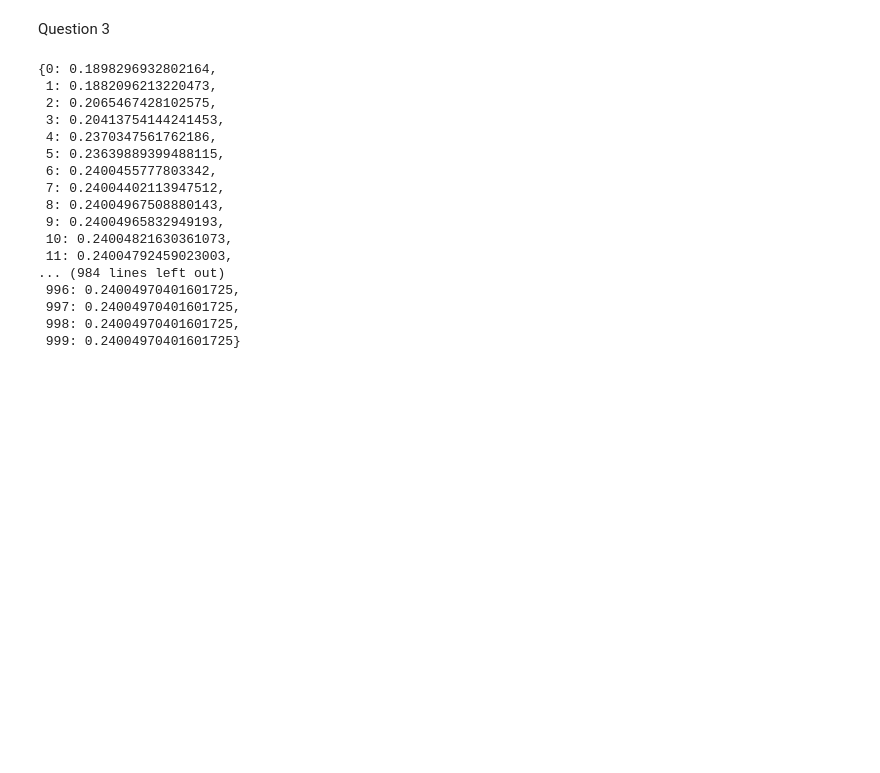
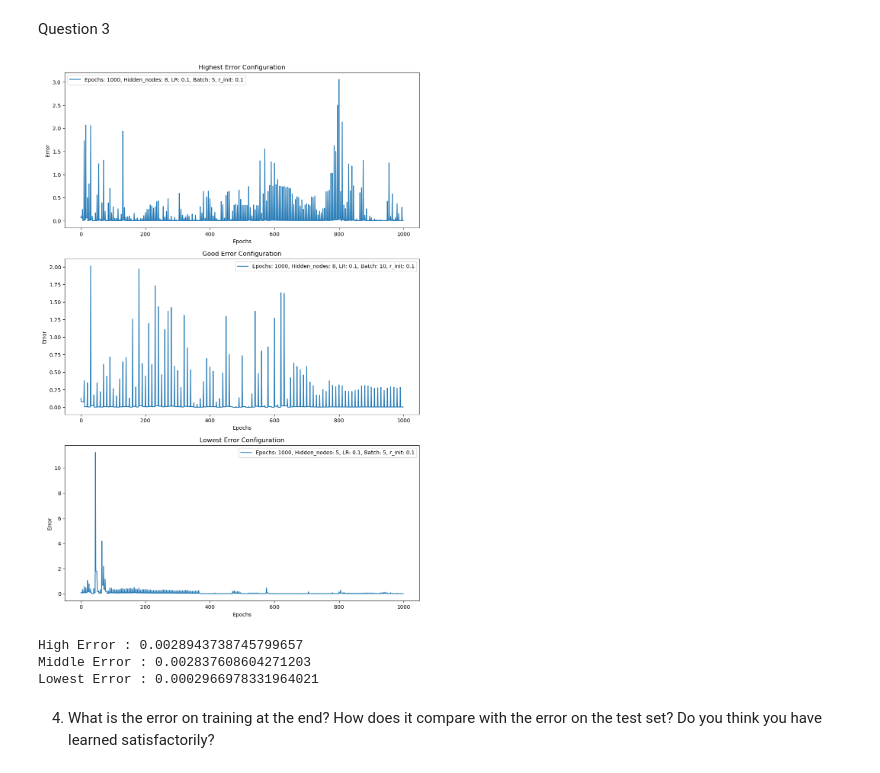
Before and after one commit to MrTazzs246/connection, a Jupyter notebook: assignmnet.ipynb, the cells around one changed output. Drawn from its saved outputs; the diff is of its cells as text; code cells hidden in the pictures; blank space fills up the shorter version.

```diff
--- a/assignmnet.ipynb
+++ b/assignmnet.ipynb
@@ -323,11 +336,11 @@ class MLP:
     def sigmoid_derivative(self, x: np.ndarray) -> np.ndarray:
         return self.sigmoid(x) * (1 - self.sigmoid(x))
 
-    # def linear(self, x: np.ndarray) -> np.ndarray:
-    #     return x
+    def linear(self, x: np.ndarray) -> np.ndarray:
+        return x
 
-    # def linear_derivative(self, x: np.ndarray) -> np.ndarray:
-    #     return np.ones_like(x)
+    def linear_derivative(self, x: np.ndarray) -> np.ndarray:
+        return np.ones_like(x)
 
     def forward(self, input : np.ndarray) -> np.ndarray:
 
@@ -335,10 +348,10 @@ class MLP:
 
         # hidden layer
         self.Z1 = np.dot(input, self.W1) + self.B1          # input * weights + bias --> hidden
-        self.H = self.sigmoid(self.Z1)    # activation? hidden layer
+        self.H = self.tanh(self.Z1)    # activation? hidden layer
 
         self.Z2 = np.dot(self.H, self.W2) + self.B2         # (hidden layer output) * weights + bias --> output
-        self.O = self.sigmoid(self.Z2)
+        self.O = self.linear(self.Z2)
 
         return self.O
 
@@ -347,13 +360,13 @@ class MLP:
         error = np.mean(np.square(targets - self.O))
 
         # Output layer gradient
-        delta_output = (self.O - targets) * self.sigmoid_derivative(self.O)
+        delta_output = (self.O - targets) * self.linear_derivative(self.O)
         dW2_update = np.dot(self.H.reshape(-1, 1), delta_output.reshape(1, -1))  # Update weights
         self.dW2 += dW2_update
         self.dB2 += np.sum(delta_output, axis=0)  # Sum gradients for biases
 
         # Hidden layer gradient
-        delta_hidden = np.dot(delta_output, self.W2.T) * self.sigmoid_derivative(self.H)
+        delta_hidden = np.dot(delta_output, self.W2.T) * self.tanh_derivative(self.H)
         dW1_update = np.dot(input.T, delta_hidden)  # Corrected gradient update
         self.dW1 += dW1_update
         self.dB1 += np.sum(delta_hidden, axis=0)  # Sum gradients for biases
@@ -449,0 +466,6 @@ good_config = sorted_results[5]
+# %%
+sorted_results = sorted(final_results_dict, key=lambda x: x['final_error']) # sort by error
+
+worst_config = sorted_results[-1]
+best_config = sorted_results[0]
+good_config = sorted_results[2]
@@ -450,49 +475,42 @@ good_config = sorted_results[5]
 # %%
 plt.figure(figsize=(12, 18))
 
 plt.subplot(3, 1, 1)
-plt.plot(worst_config['epochs'], worst_config['error'], label=f"Epochs: {worst_config['total_epoches']}, LR: {worst_config['learning_rate']}, Batch: {worst_config['batch_size']}, r_init: {worst_config['rand_init']}")
-plt.title(f"Highest Error Configuration")
+plt.plot(worst_config['epochs'], worst_config['error'], label=f"Epochs: {worst_config['total_epoches']}, Hidden_nodes: {worst_config['hidden_nodes']}, LR: {worst_config['learning_rate']}, Batch: {worst_config['batch_size']}, r_init: {worst_config['rand_init']}")
+plt.title("Highest Error Configuration")
 plt.xlabel("Epochs")
 plt.ylabel("Error")
 plt.legend()
 
 plt.subplot(3, 1, 2)
-plt.plot(good_config['epochs'], good_config['error'], label=f"Epochs: {good_config['total_epoches']}, LR: {good_config['learning_rate']}, Batch: {good_config['batch_size']}, r_init: {good_config['rand_init']}")
-plt.title(f"Good Error Configuration")
+plt.plot(good_config['epochs'], good_config['error'], label=f"Epochs: {good_config['total_epoches']}, Hidden_nodes: {good_config['hidden_nodes']}, LR: {good_config['learning_rate']}, Batch: {good_config['batch_size']}, r_init: {good_config['rand_init']}")
+plt.title("Good Error Configuration")
 plt.xlabel("Epochs")
 plt.ylabel("Error")
 plt.legend()
 
 plt.subplot(3, 1, 3)
-plt.plot(best_config['epochs'], best_config['error'], label=f"Epochs: {best_config['total_epoches']}, LR: {best_config['learning_rate']}, Batch: {best_config['batch_size']}, r_init: {best_config['rand_init']}")
-plt.title(f"Lowest Error Configuration")
+plt.plot(best_config['epochs'], best_config['error'], label=f"Epochs: {best_config['total_epoches']}, Hidden_nodes: {best_config['hidden_nodes']}, LR: {best_config['learning_rate']}, Batch: {best_config['batch_size']}, r_init: {best_config['rand_init']}")
+plt.title("Lowest Error Configuration")
 plt.xlabel("Epochs")
 plt.ylabel("Error")
 plt.legend()
+
 plt.show()
 
-print(f"High Error : {worst_config["final_error"]}")
-print(f"Middle Error : {good_config["final_error"]}")
-print(f"Lowest Error : {best_config["final_error"]}")
+# Print errors
+print(f"High Error : {worst_config['final_error']}")
+print(f"Middle Error : {good_config['final_error']}")
+print(f"Lowest Error : {best_config['final_error']}")
 # %% [output]
+[figure, added]
-{0: 0.1898296932802164,
- 1: 0.1882096213220473,
- 2: 0.2065467428102575,
- 3: 0.20413754144241453,
- 4: 0.2370347561762186,
- 5: 0.23639889399488115,
- 6: 0.2400455777803342,
- 7: 0.24004402113947512,
- 8: 0.24004967508880143,
- 9: 0.24004965832949193,
- 10: 0.24004821630361073,
- 11: 0.24004792459023003,
-... (984 lines left out)
- 996: 0.24004970401601725,
- 997: 0.24004970401601725,
- 998: 0.24004970401601725,
- 999: 0.24004970401601725}
+High Error : 0.0028943738745799657
+Middle Error : 0.002837608604271203
+Lowest Error : 0.0002966978331964021
+# %% [markdown]
+4. What is the error on training at the end? How does it compare with
+the error on the test set? Do you think you have learned
+satisfactorily?
 # %%
 ## best performing hyperparameters
 learning_rate = best_config["learning_rate"]
```
Also changed, not shown: parts of 19 cells of this notebook, 3 other files.
